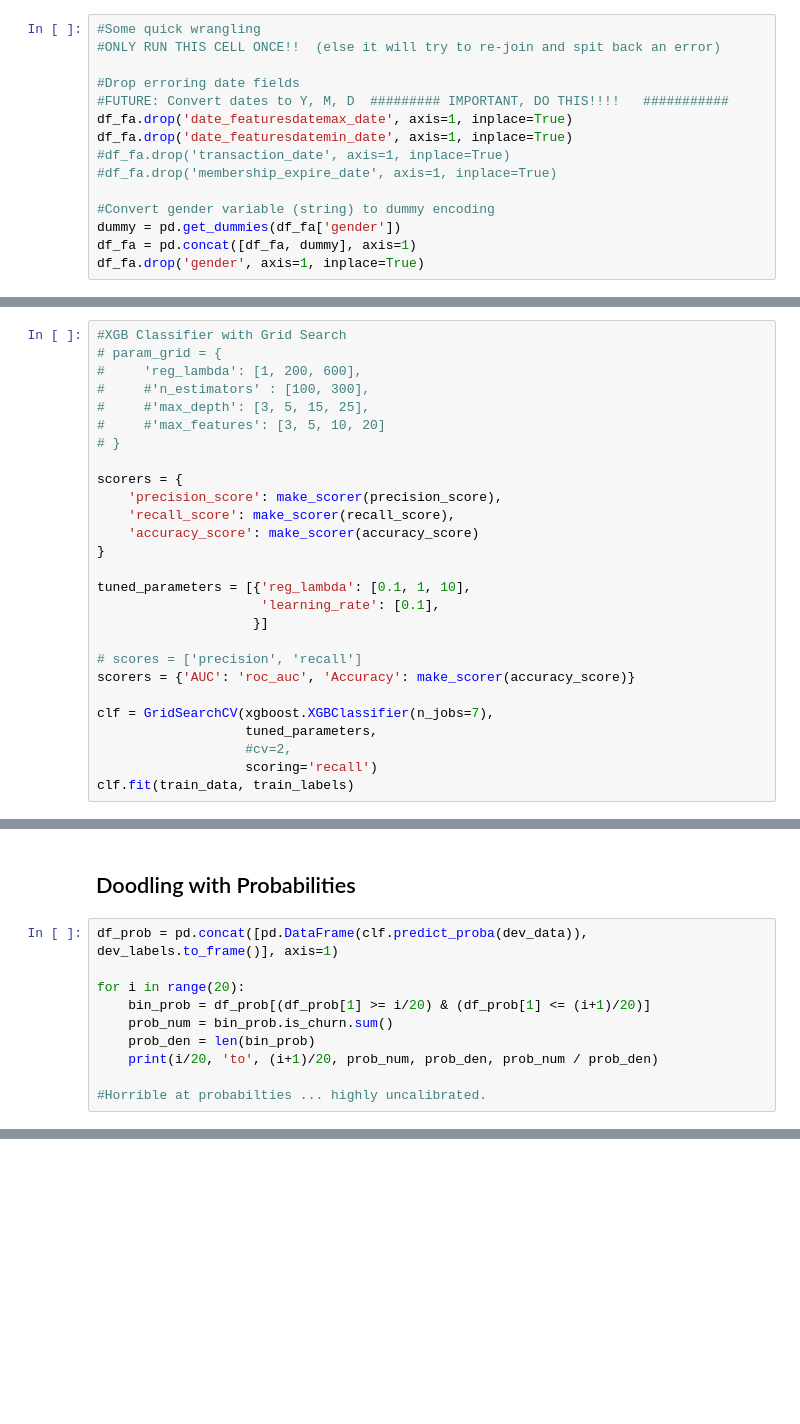
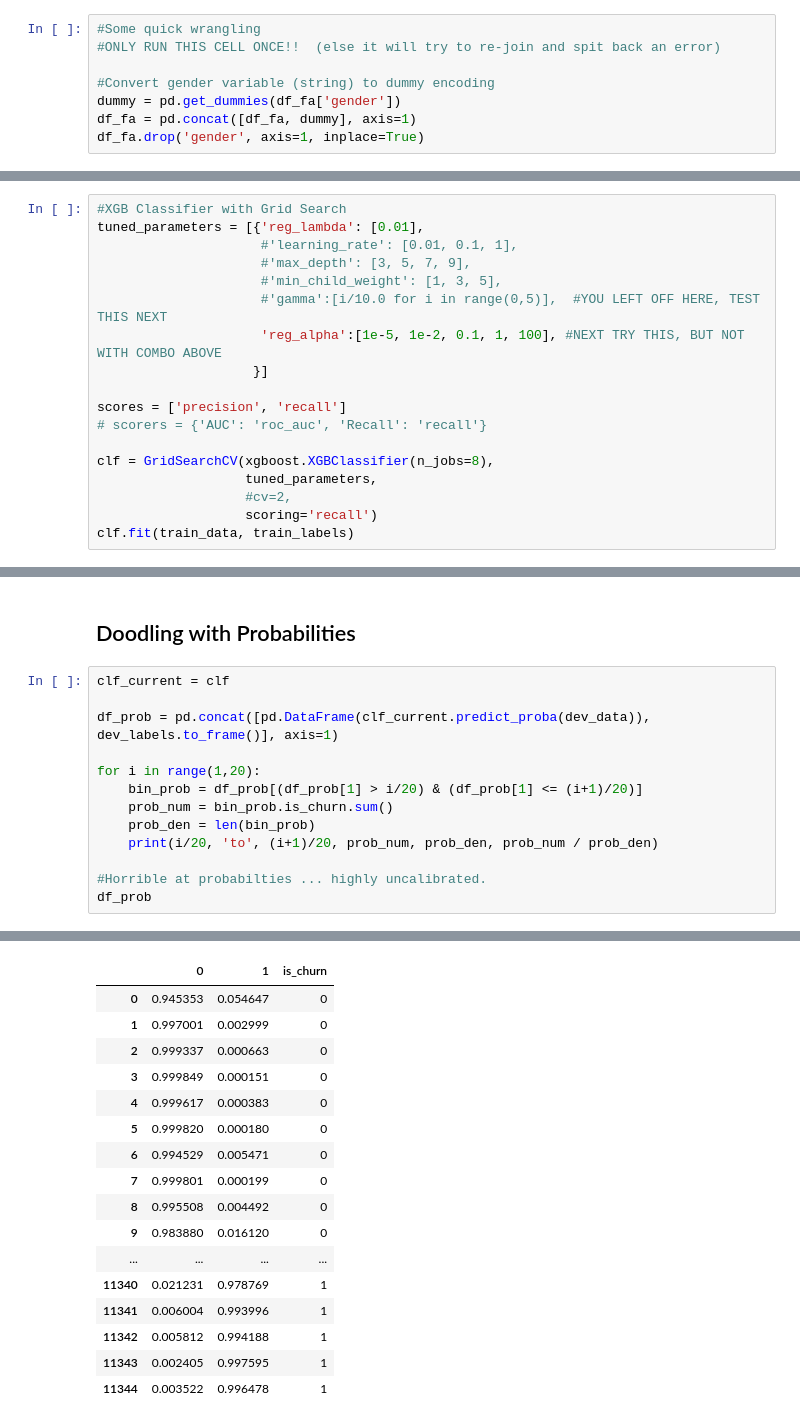
Before and after one commit to ajolson89/W207Fall2018Final, a Jupyter notebook: W207_FinalProj_02MLModels_BaselineSub_KennedyKhannaOlson.ipynb, the cells around one changed output, grey strips where cells are left out. Cells and saved outputs as stored; diff of their text form; blank space fills up the shorter version.

Commit message:
updated ML models with improved grid search

```diff
--- a/W207_FinalProj_02MLModels_BaselineSub_KennedyKhannaOlson.ipynb
+++ b/W207_FinalProj_02MLModels_BaselineSub_KennedyKhannaOlson.ipynb
@@ -61,13 +131,6 @@ df_fa.columns = df_fa.columns.map(''.join)
 # %%
 #Some quick wrangling
 #ONLY RUN THIS CELL ONCE!!  (else it will try to re-join and spit back an error)
-
-#Drop erroring date fields
-#FUTURE: Convert dates to Y, M, D  ######### IMPORTANT, DO THIS!!!!   ###########
-df_fa.drop('date_featuresdatemax_date', axis=1, inplace=True)
-df_fa.drop('date_featuresdatemin_date', axis=1, inplace=True)
-#df_fa.drop('transaction_date', axis=1, inplace=True)
-#df_fa.drop('membership_expire_date', axis=1, inplace=True)
 
 #Convert gender variable (string) to dummy encoding
 dummy = pd.get_dummies(df_fa['gender'])
@@ -377,26 +391,17 @@ avg / total       0.98      0.95      0.96     11321
 # %%
 #XGB Classifier with Grid Search
-# param_grid = {
-#     'reg_lambda': [1, 200, 600],
-#     #'n_estimators' : [100, 300],
-#     #'max_depth': [3, 5, 15, 25],
-#     #'max_features': [3, 5, 10, 20]
-# }
-
-scorers = {
-    'precision_score': make_scorer(precision_score),
-    'recall_score': make_scorer(recall_score),
-    'accuracy_score': make_scorer(accuracy_score)
-}
-
-tuned_parameters = [{'reg_lambda': [0.1, 1, 10],
-                     'learning_rate': [0.1],
+tuned_parameters = [{'reg_lambda': [0.01],
+                     #'learning_rate': [0.01, 0.1, 1],
+                     #'max_depth': [3, 5, 7, 9],
+                     #'min_child_weight': [1, 3, 5],
+                     #'gamma':[i/10.0 for i in range(0,5)],  #YOU LEFT OFF HERE, TEST THIS NEXT
+                     'reg_alpha':[1e-5, 1e-2, 0.1, 1, 100], #NEXT TRY THIS, BUT NOT WITH COMBO ABOVE
                     }]
 
-# scores = ['precision', 'recall']
-scorers = {'AUC': 'roc_auc', 'Accuracy': make_scorer(accuracy_score)}
+scores = ['precision', 'recall']
+# scorers = {'AUC': 'roc_auc', 'Recall': 'recall'}
 
-clf = GridSearchCV(xgboost.XGBClassifier(n_jobs=7),
+clf = GridSearchCV(xgboost.XGBClassifier(n_jobs=8),
                    tuned_parameters,
                    #cv=2,
                    scoring='recall')
@@ -556,13 +564,16 @@ We look forward to continuing to work on the project and welcome any feedback!
 # %% [markdown]
 ## Doodling with Probabilities
 # %%
-df_prob = pd.concat([pd.DataFrame(clf.predict_proba(dev_data)), dev_labels.to_frame()], axis=1)
+clf_current = clf
 
-for i in range(20):
-    bin_prob = df_prob[(df_prob[1] >= i/20) & (df_prob[1] <= (i+1)/20)]
+df_prob = pd.concat([pd.DataFrame(clf_current.predict_proba(dev_data)), dev_labels.to_frame()], axis=1)
+
+for i in range(1,20):
+    bin_prob = df_prob[(df_prob[1] > i/20) & (df_prob[1] <= (i+1)/20)]
     prob_num = bin_prob.is_churn.sum()
     prob_den = len(bin_prob)
     print(i/20, 'to', (i+1)/20, prob_num, prob_den, prob_num / prob_den)
 
 #Horrible at probabilties ... highly uncalibrated.
+df_prob
 # %% [output]
@@ -588,0 +599,17 @@ for i in range(20):
+|  | 0 | 1 | is_churn |
+| 0 | 0.945353 | 0.054647 | 0 |
+| 1 | 0.997001 | 0.002999 | 0 |
+| 2 | 0.999337 | 0.000663 | 0 |
+| 3 | 0.999849 | 0.000151 | 0 |
+| 4 | 0.999617 | 0.000383 | 0 |
+| 5 | 0.999820 | 0.000180 | 0 |
+| 6 | 0.994529 | 0.005471 | 0 |
+| 7 | 0.999801 | 0.000199 | 0 |
+| 8 | 0.995508 | 0.004492 | 0 |
+| 9 | 0.983880 | 0.016120 | 0 |
+| ... | ... | ... | ... |
+| 11340 | 0.021231 | 0.978769 | 1 |
+| 11341 | 0.006004 | 0.993996 | 1 |
+| 11342 | 0.005812 | 0.994188 | 1 |
+| 11343 | 0.002405 | 0.997595 | 1 |
+| 11344 | 0.003522 | 0.996478 | 1 |
```
Also changed, not shown: parts of 36 cells of this notebook.
